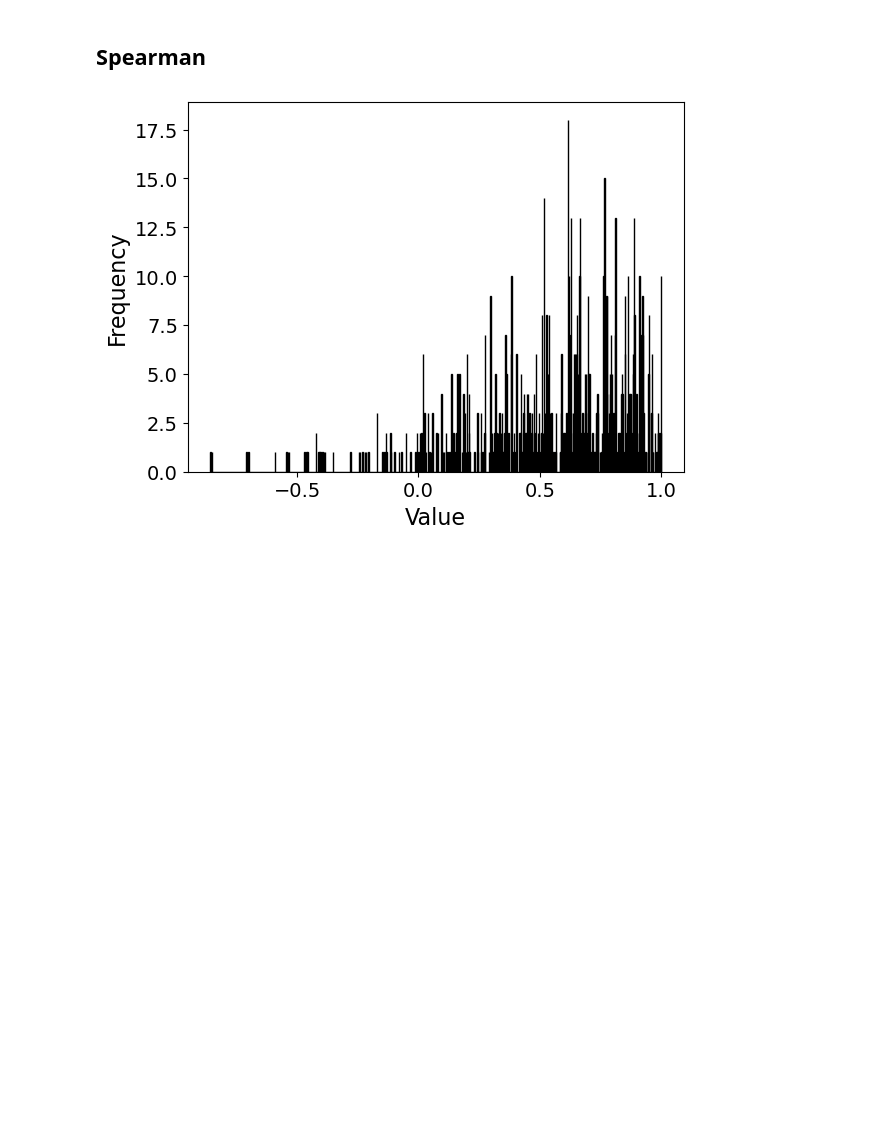
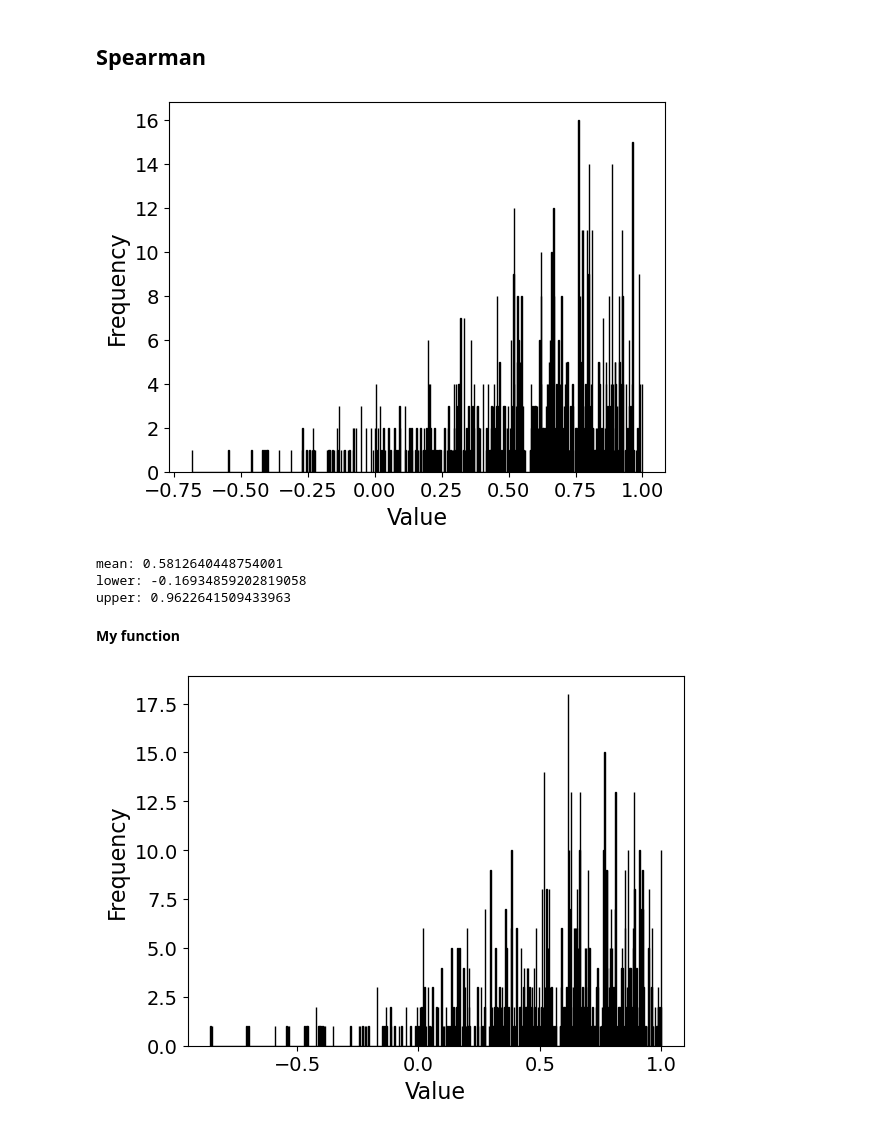
Before and after one commit to meyresearch/metalloenzymes, a Jupyter notebook: meze/analysis.ipynb, the cells around one changed output. Cells and saved outputs as stored; diff of their text form; code cells hidden in the pictures; blank space fills up the shorter version.

```diff
--- a/meze/analysis.ipynb
+++ b/meze/analysis.ipynb
@@ -124,3 +261,23 @@ upper: 0.936848292328064
 # %% [markdown]
 ## Spearman
+# %%
+spearman_rho_bootstrap_results = bootstrap(data=(experimental_values, calculated_values),
+                                       statistic=compute_spearmanrho,
+                                       method="percentile",
+                                       n_resamples=1000,
+                                       paired=True)
+distribution = spearman_rho_bootstrap_results.bootstrap_distribution
+pearson = np.mean(distribution)
+confidence_interval = spearman_rho_bootstrap_results.confidence_interval
+plot_hist(distribution, n_bins=1000)
+print(f"mean: {pearson}")
+print(f"lower: {confidence_interval.low}")
+print(f"upper: {confidence_interval.high}")
+# %% [output]
+[figure, added]
+mean: 0.5812640448754001
+lower: -0.16934859202819058
+upper: 0.9622641509433963
+# %% [markdown]
+**My function**
 # %%
```
Also changed, not shown: parts of 23 cells of this notebook.
